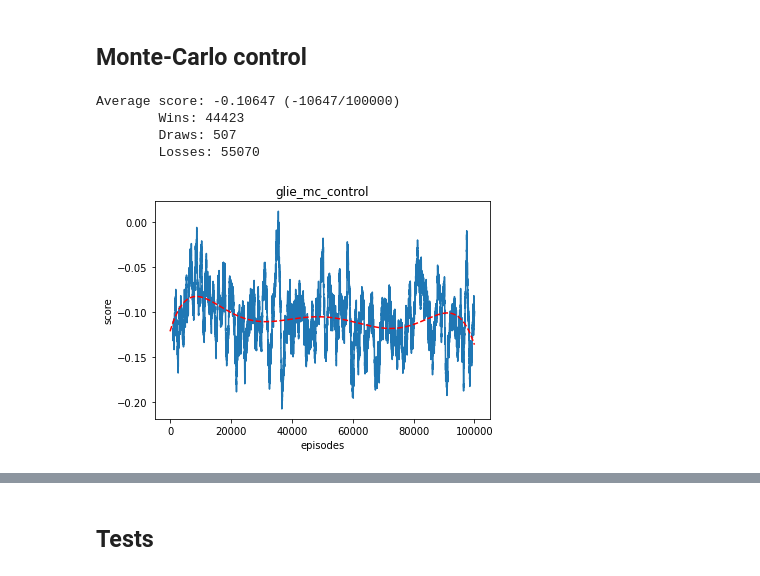
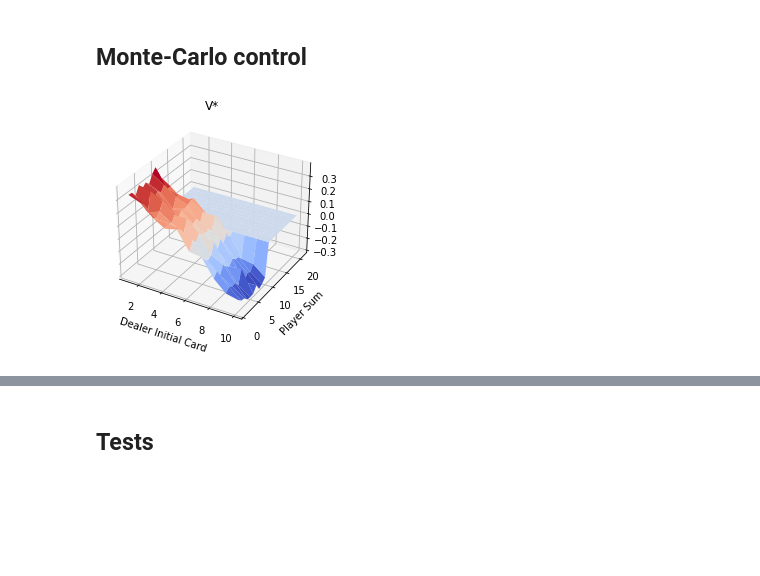
Before and after one commit to cjqian/flappy, a Jupyter notebook: Easy21.ipynb, the cells around one changed output, grey strips where cells are left out. Drawn from its saved outputs; the diff is of its cells as text; code cells hidden in the pictures; blank space fills up the shorter version.

Commit message:
Add Monte Carlo Control.

```diff
--- a/Easy21.ipynb
+++ b/Easy21.ipynb
@@ -361,12 +252,20 @@ class MonteCarloControl(object):
         # With probability 1 - epsilon, choose the greedy action.
         else:
             return self.get_greedy_action(s)
+# %%
+def plot_3d(Q):
+    V = np.max(Q, axis=2)
+    X, Y = np.mgrid[DEALER_RANGE, PLAYER_RANGE]
+    fig = plt.figure()
+    ax = fig.add_subplot(111, projection='3d')
+
+    plt.title("V*")
+    plt.xlabel("Dealer Initial Card")
+    plt.ylabel("Player Sum")
+    ax.plot_surface(X, Y, V, rstride=1, cstride=1, cmap=cm.coolwarm, linewidth=0)
 # %%
 mc = MonteCarloControl()
-episodes = run_episodes(100000, mc.glie_mc_control, show_debug=False, eval_episode_fn=mc.evaluate_episode)
+episodes = run_episodes(mc.glie_mc_control, mc.evaluate_episode, 100000)
+plot_3d(mc.Q)
 # %% [output]
-Average score: -0.10647 (-10647/100000)
-        Wins: 44423
-        Draws: 507
-        Losses: 55070
-[figure, old version]
+[figure, new version]
```
Also changed, not shown: parts of 7 cells of this notebook.
